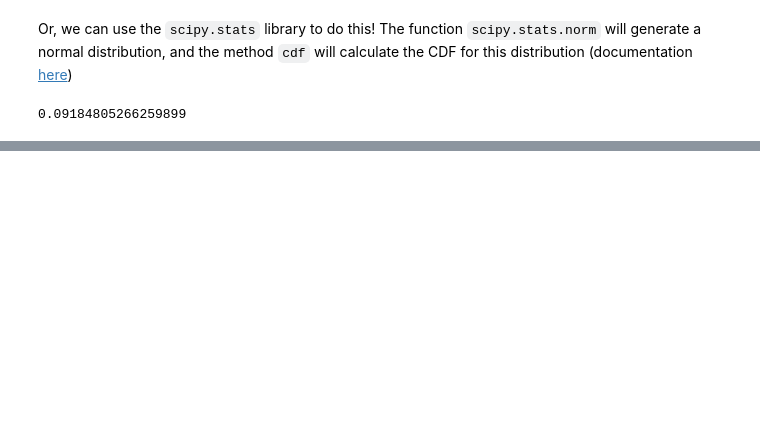
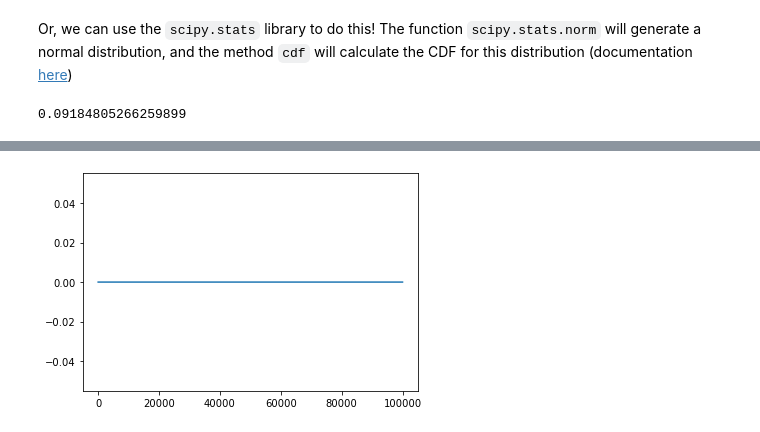
Before and after one commit to aidapiccato/9.014, a Jupyter notebook: labs/lab_2.ipynb, the cells around one changed output, grey strips where cells are left out. Drawn from its saved outputs; the diff is of its cells as text; code cells hidden in the pictures; blank space fills up the shorter version.

```diff
--- a/labs/lab_2.ipynb
+++ b/labs/lab_2.ipynb
@@ -144,0 +265,16 @@ print(upper_prob - lower_prob)
+# %%
+N = np.arange(start=1, stop=100001, step=10)
+mean = np.zeros((len(N)))
+
+for i in range(len(N)):
+    n = N[i]
+    # TODO: Sample n samples from standard normal using
+    X = PLACEHOLDER
+    # TODO: Find the mean
+    mean[i] = np.mean(PLACEHOLDER)
+
+fig = plt.figure()
+plt.plot(N, mean)
+plt.show()
+# %% [output]
+[figure, added]
```
Also changed, not shown: parts of 46 cells of this notebook, 1 other file.
